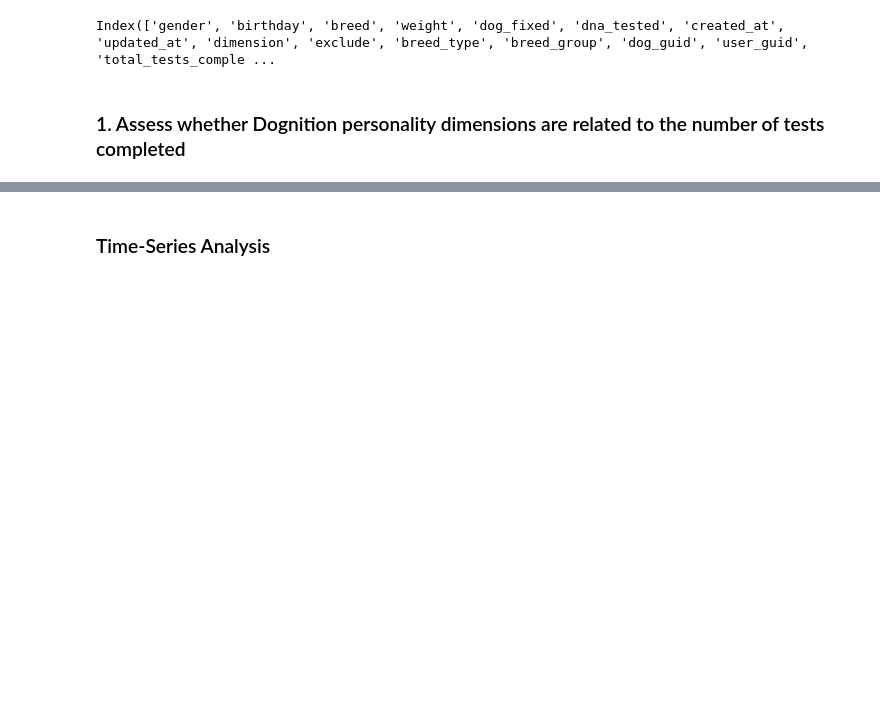
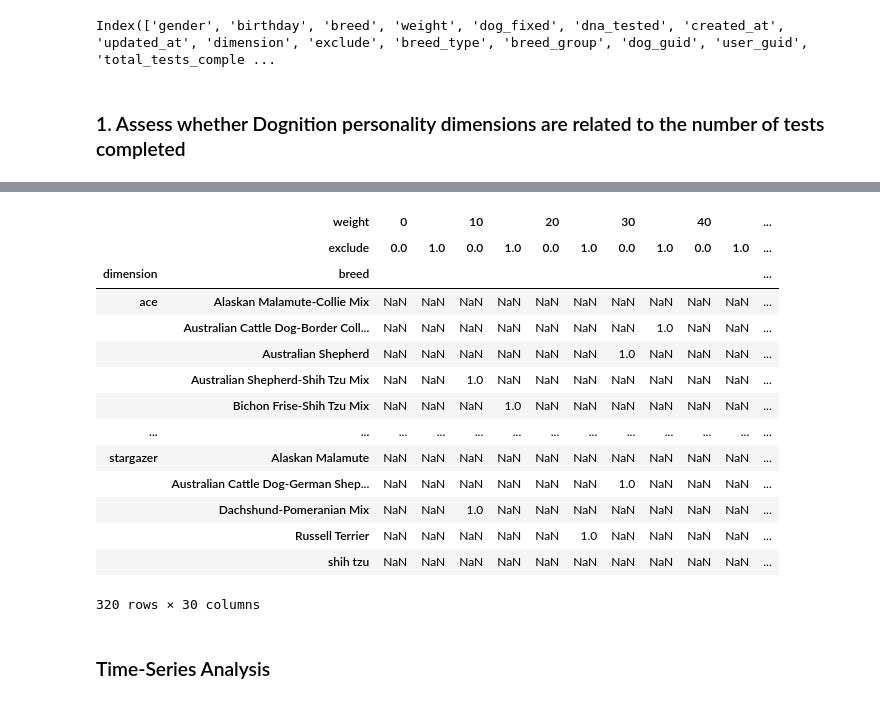
Before and after one commit to dennislamcv1/DukeExcelMySQL, a Jupyter notebook: Managing Big Data with MySQL/Dognition Analysis.ipynb, the cells around one changed output, grey strips where cells are left out. Drawn from its saved outputs; the diff is of its cells as text; code cells hidden in the pictures; blank space fills up the shorter version.

```diff
--- a/Managing Big Data with MySQL/Dognition Analysis.ipynb
+++ b/Managing Big Data with MySQL/Dognition Analysis.ipynb
@@ -327,0 +259,5 @@ sns.relplot(x="age", y="eval", hue="gender",
+# %%
+#Choose dimensions
+
+df2 = df[df["dimension"].notna()]
+df2
@@ -328,3 +278,22 @@ sns.relplot(x="age", y="eval", hue="gender",
+# %%
+pd.pivot_table(data=df2, values='total_tests_completed', index=['dimension', 'breed'],
+               columns=['weight','exclude'],aggfunc='count')
+# %% [output]
+|  | weight | 0 |  | 10 |  | 20 |  | 30 |  | 40 |  | ... |
+|  | exclude | 0.0 | 1.0 | 0.0 | 1.0 | 0.0 | 1.0 | 0.0 | 1.0 | 0.0 | 1.0 | ... |
+| dimension | breed |  |  |  |  |  |  |  |  |  |  | ... |
+| ace | Alaskan Malamute-Collie Mix | NaN | NaN | NaN | NaN | NaN | NaN | NaN | NaN | NaN | NaN | ... |
+|  | Australian Cattle Dog-Border Coll... | NaN | NaN | NaN | NaN | NaN | NaN | NaN | 1.0 | NaN | NaN | ... |
+|  | Australian Shepherd | NaN | NaN | NaN | NaN | NaN | NaN | 1.0 | NaN | NaN | NaN | ... |
+|  | Australian Shepherd-Shih Tzu Mix | NaN | NaN | 1.0 | NaN | NaN | NaN | NaN | NaN | NaN | NaN | ... |
+|  | Bichon Frise-Shih Tzu Mix | NaN | NaN | NaN | 1.0 | NaN | NaN | NaN | NaN | NaN | NaN | ... |
+| ... | ... | ... | ... | ... | ... | ... | ... | ... | ... | ... | ... | ... |
+| stargazer | Alaskan Malamute | NaN | NaN | NaN | NaN | NaN | NaN | NaN | NaN | NaN | NaN | ... |
+|  | Australian Cattle Dog-German Shep... | NaN | NaN | NaN | NaN | NaN | NaN | 1.0 | NaN | NaN | NaN | ... |
+|  | Dachshund-Pomeranian Mix | NaN | NaN | 1.0 | NaN | NaN | NaN | NaN | NaN | NaN | NaN | ... |
+|  | Russell Terrier | NaN | NaN | NaN | NaN | NaN | 1.0 | NaN | NaN | NaN | NaN | ... |
+|  | shih tzu | NaN | NaN | NaN | NaN | NaN | NaN | NaN | NaN | NaN | NaN | ... |
+320 rows × 30 columns
 # %% [markdown]
 ### Time-Series Analysis
 # %%
```
Also changed, not shown: parts of 47 cells of this notebook, 3 other files.
